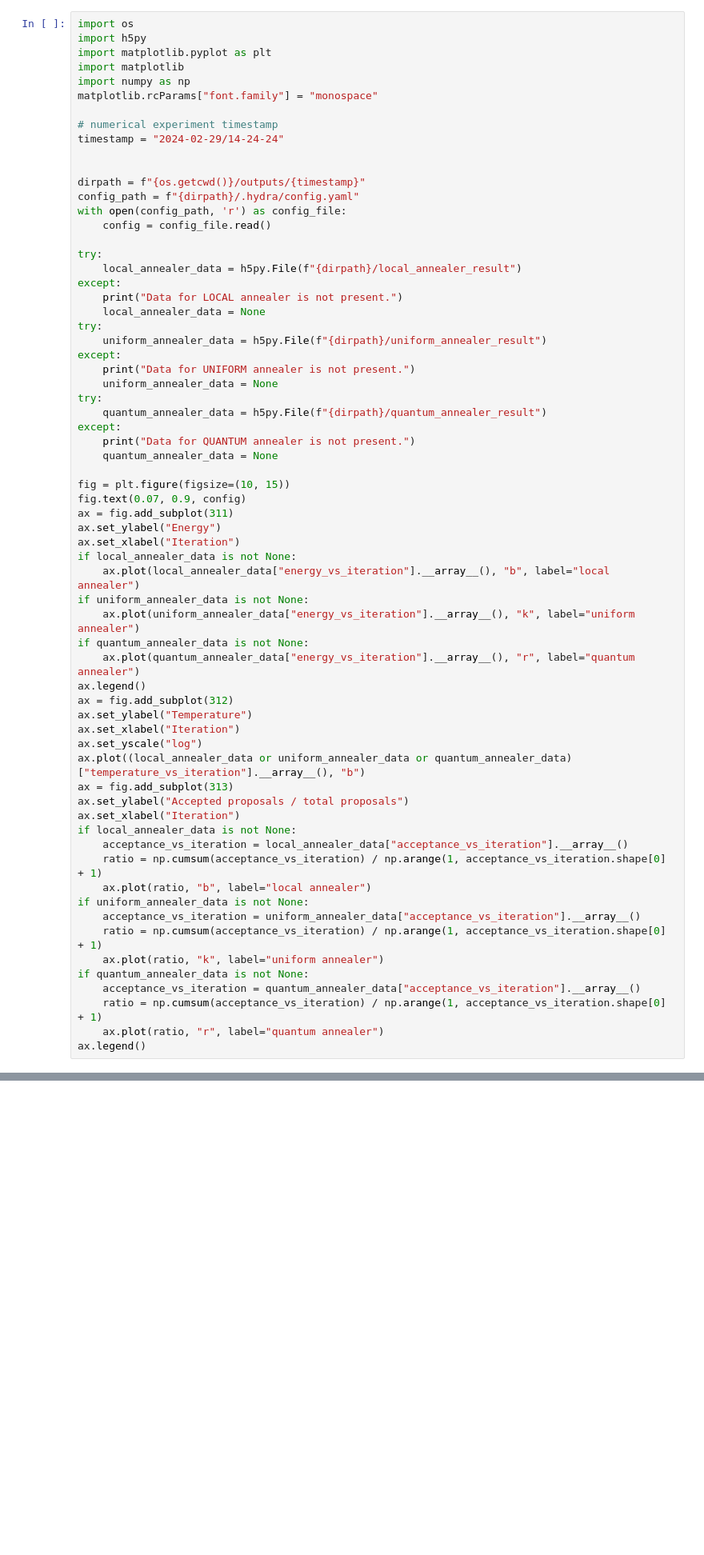
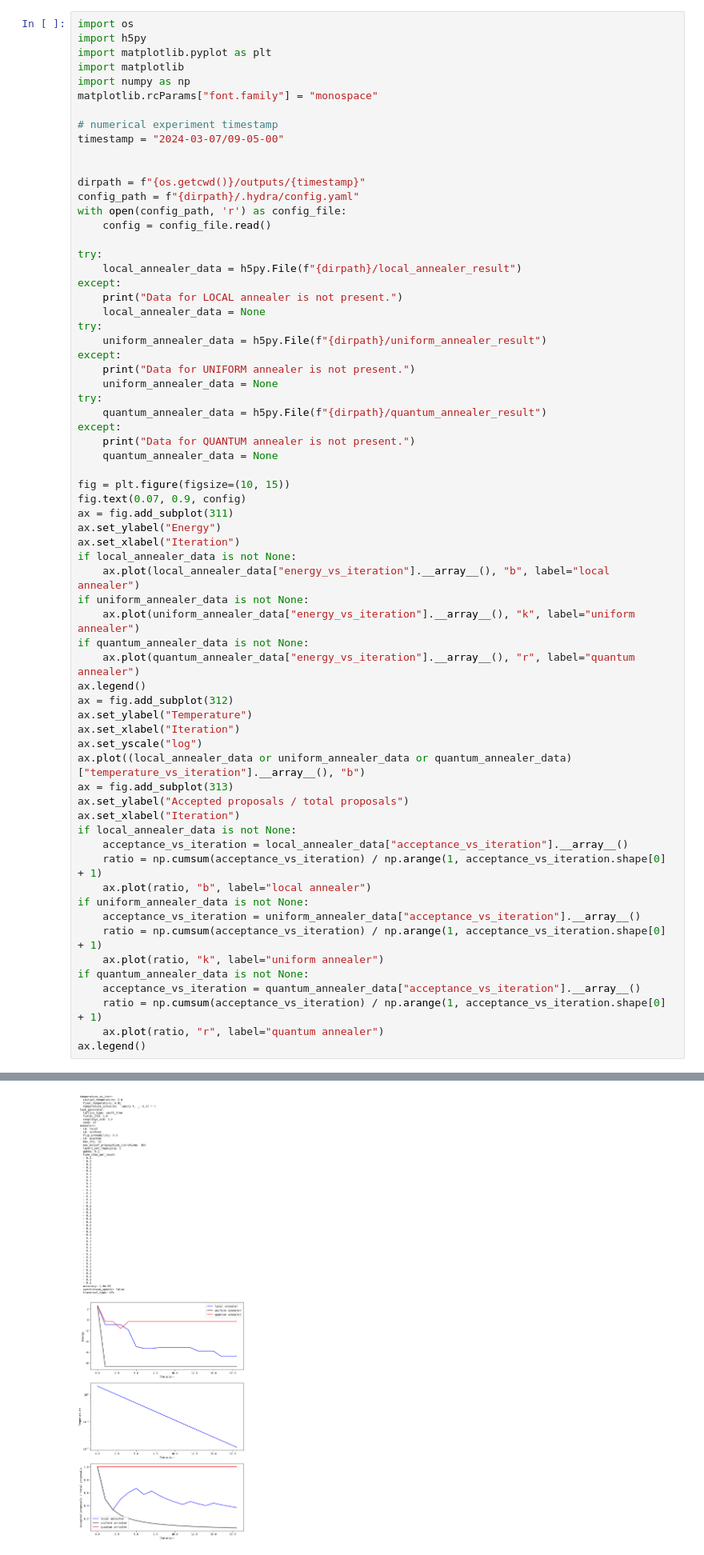
Before and after one commit to LuchnikovI/dequantizer, a Jupyter notebook: examples/qmcmc/plotting.ipynb, the cells around one changed output, grey strips where cells are left out. Shown at 80% size. Cells and saved outputs as stored; diff of their text form; blank space fills up the shorter version.

```diff
--- a/examples/qmcmc/plotting.ipynb
+++ b/examples/qmcmc/plotting.ipynb
@@ -7,7 +7,7 @@ import numpy as np
 matplotlib.rcParams["font.family"] = "monospace"
 
 # numerical experiment timestamp
-timestamp = "2024-02-29/14-24-24"
+timestamp = "2024-03-07/09-05-00"
 
 
 dirpath = f"{os.getcwd()}/outputs/{timestamp}"
@@ -64,3 +64,4 @@ if quantum_annealer_data is not None:
     ratio = np.cumsum(acceptance_vs_iteration) / np.arange(1, acceptance_vs_iteration.shape[0] + 1)
     ax.plot(ratio, "r", label="quantum annealer")
 ax.legend()
+# %% [output]
@@ -66,0 +69 @@ ax.legend()
+[figure, added]
```
Also changed, not shown: parts of 1 cell of this notebook, 52 other files.
